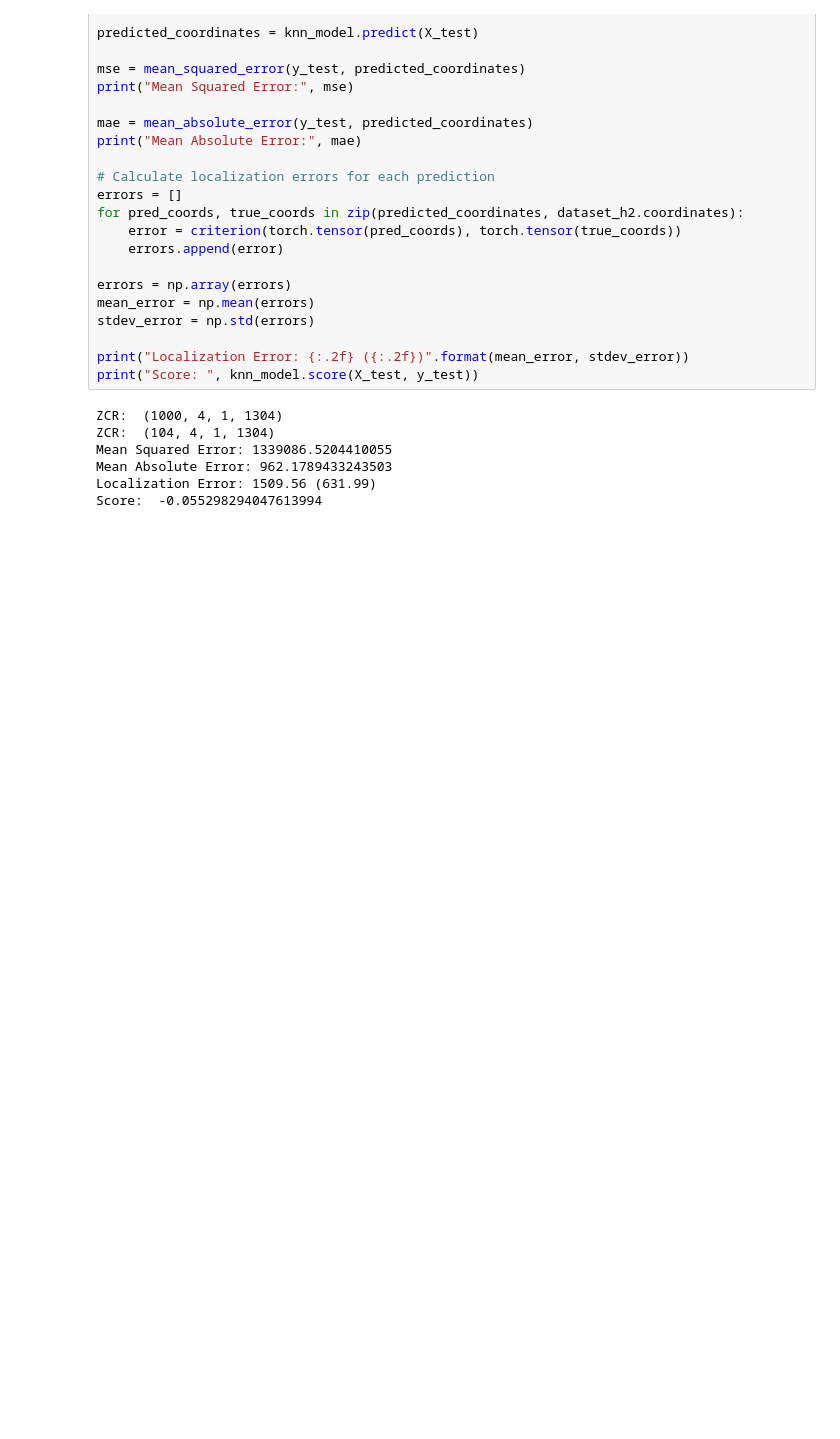
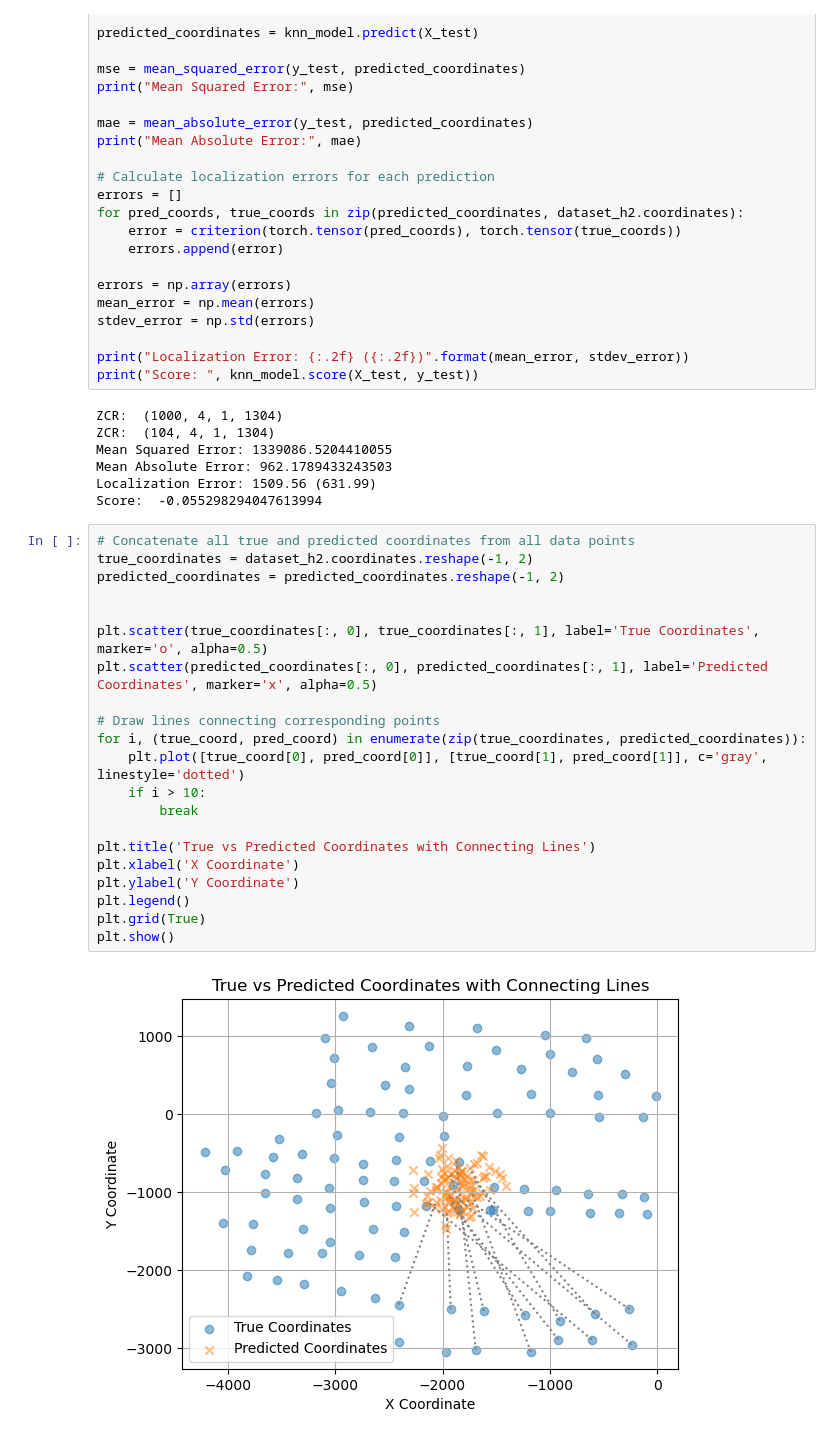
Before and after one commit to christopherT02/Acoustic-Hackathon, a Jupyter notebook: src/knn.ipynb, the cells around one changed output. Drawn from its saved outputs; the diff is of its cells as text; blank space fills up the shorter version.

```diff
--- a/src/knn.ipynb
+++ b/src/knn.ipynb
@@ -236,3 +241,26 @@ Mean Squared Error: 1339086.5204410055
 Mean Absolute Error: 962.1789433243503
 Localization Error: 1509.56 (631.99)
 Score:  -0.055298294047613994
+# %%
+# Concatenate all true and predicted coordinates from all data points
+true_coordinates = dataset_h2.coordinates.reshape(-1, 2)
+predicted_coordinates = predicted_coordinates.reshape(-1, 2)
+
+
+plt.scatter(true_coordinates[:, 0], true_coordinates[:, 1], label='True Coordinates', marker='o', alpha=0.5)
+plt.scatter(predicted_coordinates[:, 0], predicted_coordinates[:, 1], label='Predicted Coordinates', marker='x', alpha=0.5)
+
+# Draw lines connecting corresponding points
+for i, (true_coord, pred_coord) in enumerate(zip(true_coordinates, predicted_coordinates)):
+    plt.plot([true_coord[0], pred_coord[0]], [true_coord[1], pred_coord[1]], c='gray', linestyle='dotted')
+    if i > 10:
+        break
+
+plt.title('True vs Predicted Coordinates with Connecting Lines')
+plt.xlabel('X Coordinate')
+plt.ylabel('Y Coordinate')
+plt.legend()
+plt.grid(True)
+plt.show()
+# %% [output]
+[figure, added]
```
Also changed, not shown: parts of 1 cell of this notebook, 3 other files.
